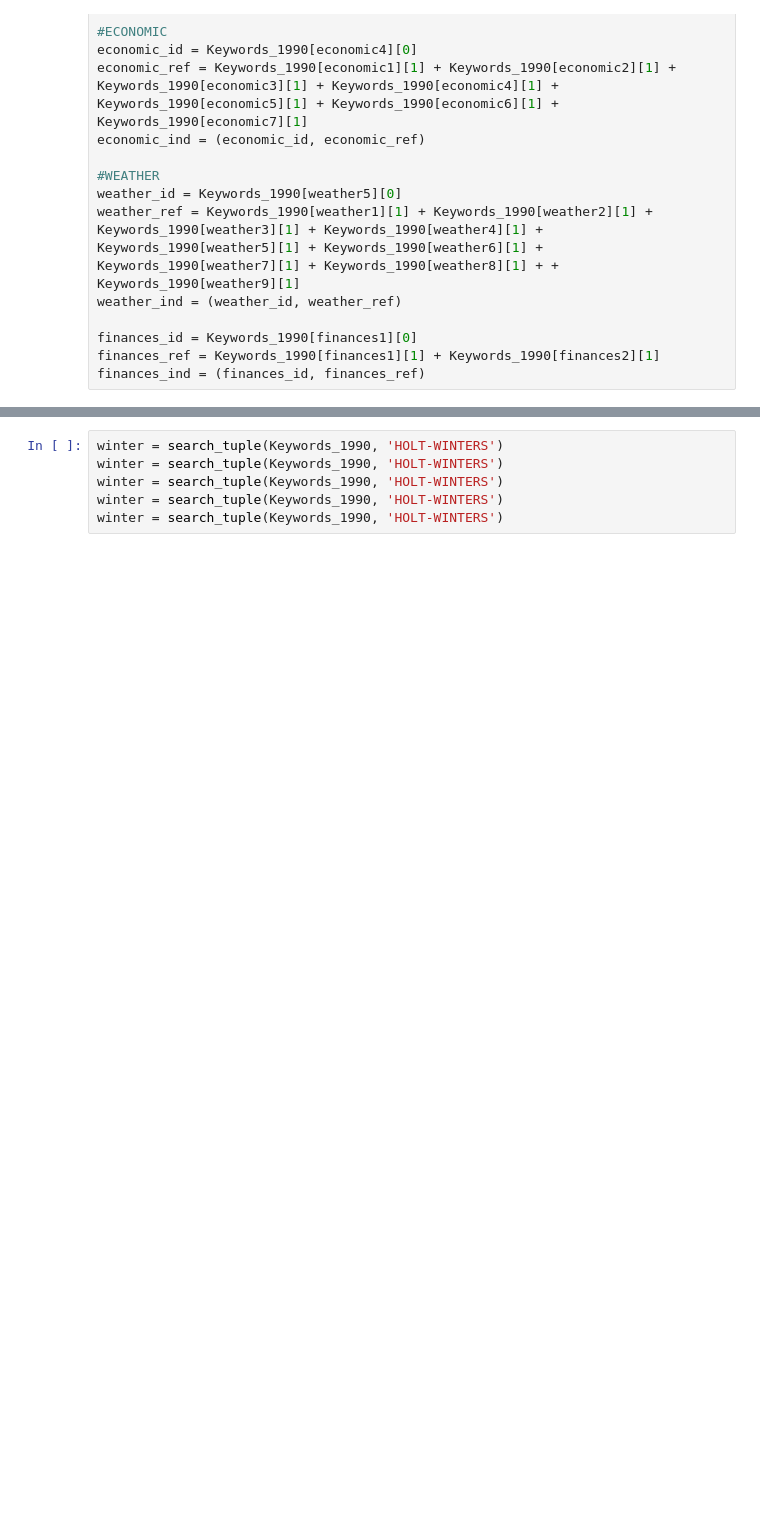
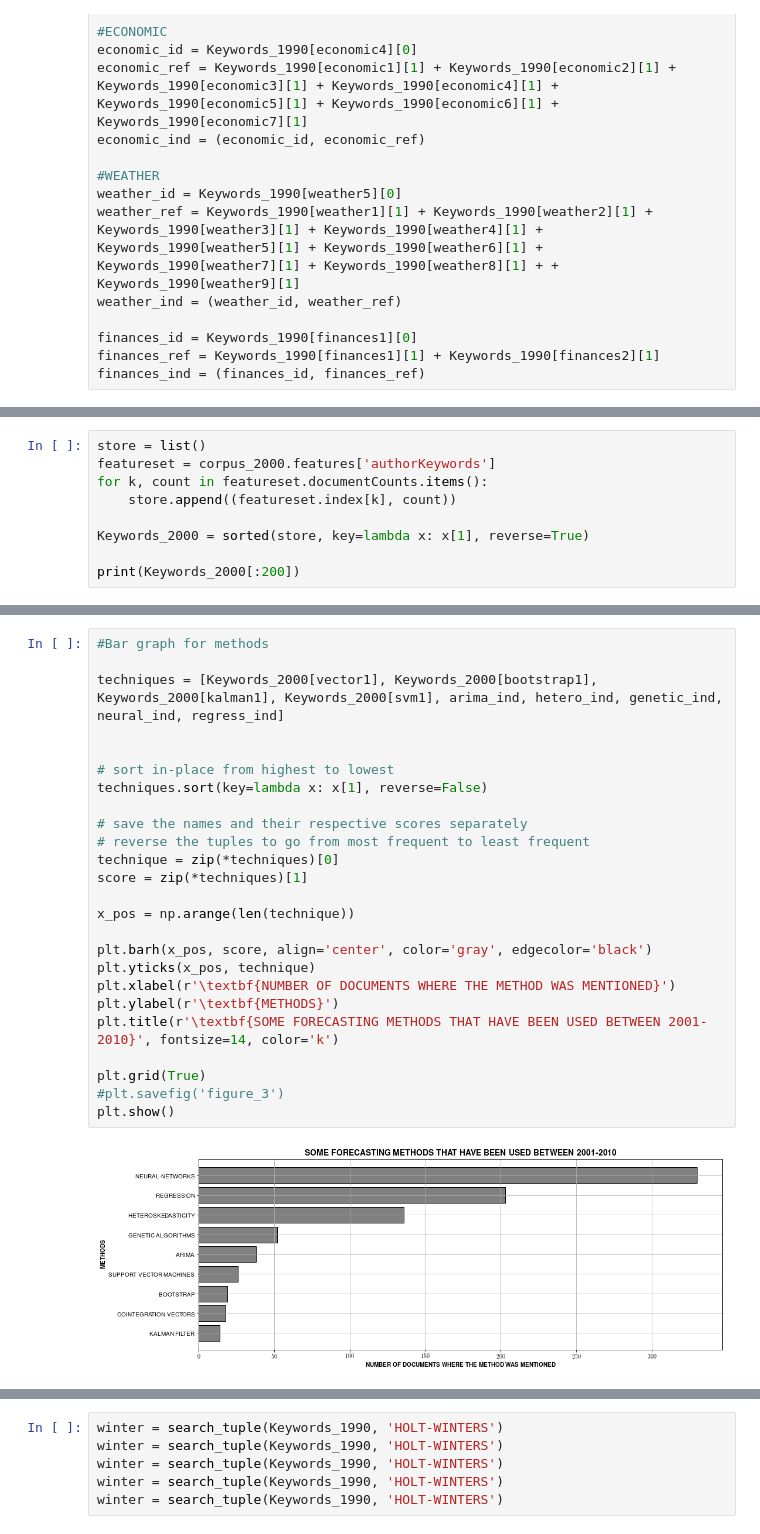
Before and after one commit to mezaacor/project_1, a Jupyter notebook: article_1.ipynb, the cells around one changed output, grey strips where cells are left out. Cells and saved outputs as stored; diff of their text form; blank space fills up the shorter version.

```diff
--- a/article_1.ipynb
+++ b/article_1.ipynb
@@ -534,0 +550,9 @@ plt.show()
+# %%
+store = list()
+featureset = corpus_2000.features['authorKeywords']
+for k, count in featureset.documentCounts.items():
+    store.append((featureset.index[k], count))
+
+Keywords_2000 = sorted(store, key=lambda x: x[1], reverse=True)
+
+print(Keywords_2000[:200])
@@ -534,0 +634,27 @@ plt.show()
+# %%
+#Bar graph for methods
+
+techniques = [Keywords_2000[vector1], Keywords_2000[bootstrap1], Keywords_2000[kalman1], Keywords_2000[svm1], arima_ind, hetero_ind, genetic_ind, neural_ind, regress_ind]
+
+
+# sort in-place from highest to lowest
+techniques.sort(key=lambda x: x[1], reverse=False)
+
+# save the names and their respective scores separately
+# reverse the tuples to go from most frequent to least frequent
+technique = zip(*techniques)[0]
+score = zip(*techniques)[1]
+
+x_pos = np.arange(len(technique))
+
+plt.barh(x_pos, score, align='center', color='gray', edgecolor='black')
+plt.yticks(x_pos, technique)
+plt.xlabel(r'\textbf{NUMBER OF DOCUMENTS WHERE THE METHOD WAS MENTIONED}')
+plt.ylabel(r'\textbf{METHODS}')
+plt.title(r'\textbf{SOME FORECASTING METHODS THAT HAVE BEEN USED BETWEEN 2001-2010}', fontsize=14, color='k')
+
+plt.grid(True)
+#plt.savefig('figure_3')
+plt.show()
+# %% [output]
+[figure, added]
```
Also changed, not shown: parts of 12 cells of this notebook.
